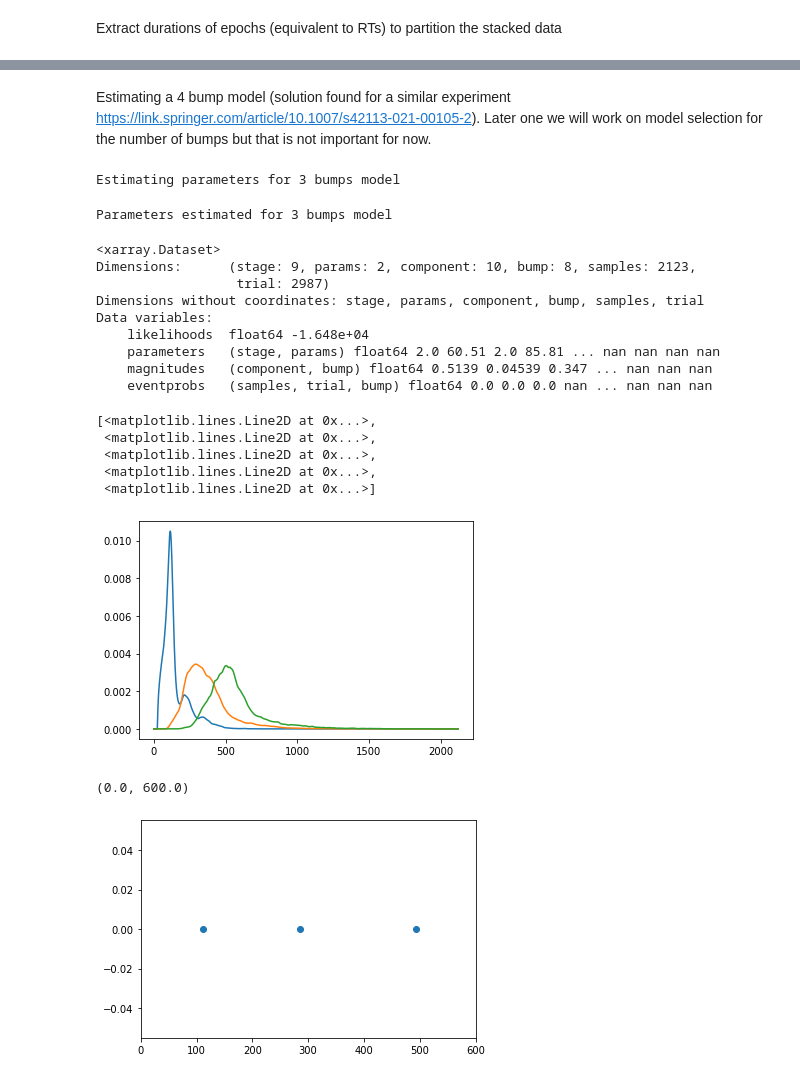
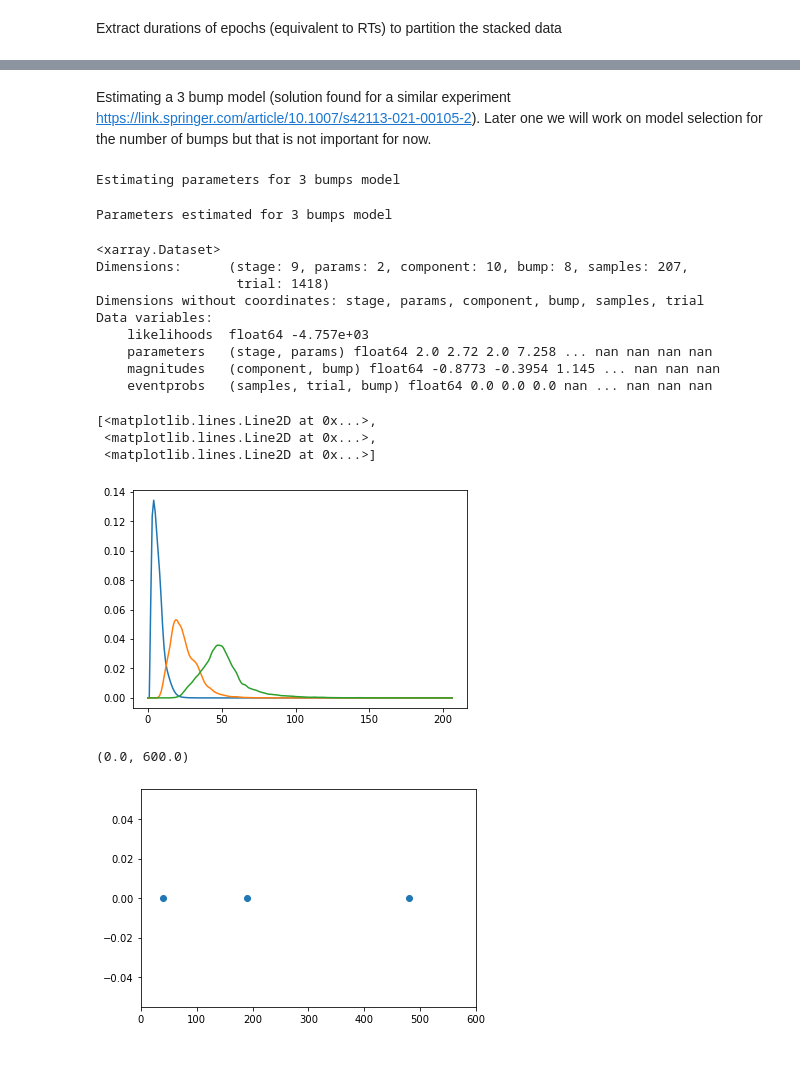
Before and after one commit to GWeindel/hmp, a Jupyter notebook: example_pipeline.ipynb, the cells around one changed output, grey strips where cells are left out. Cells and saved outputs as stored; diff of their text form; code cells hidden in the pictures.

```diff
--- a/example_pipeline.ipynb
+++ b/example_pipeline.ipynb
@@ -26,7 +26,7 @@ The following cells allow you to restrict the analysis to a subset of the partic
 path = '../../supervisions/2022/Bachelor_KI/preprocessed_data/'
 subj_names = [x.split('_')[1].split('.')[0] for x in os.listdir(path) if 'preprocessed' in x]
 print(subj_names)
-subset = ["S1","S2","S3",'S4','S5','S6']
+subset = ["S1","S2","S3"]
 # %% [output]
 ['S6', 'S18', 'S20', 'S1', 'S16', 'S14', 'S7', 'S15', 'S2', 'S3', 'S4', 'S5', 'S17', 'S10', 'S8', 'S12', 'S9', 'S11', 'S13']
 # %% [markdown]
@@ -48,7 +48,7 @@ if 'epoch_data' not in os.listdir():#avoids to loop again if notebook is restart
         # Loading events (in our case one event = one trial)
         events = mne.find_events(data, verbose=False)
         #### @Bruno Here you can use the downsampling feature of MNE, e.g.:
-        #data, events = data.resample(512, events=events)#100 Hz is the standard used for previous applications of HsMM
+        data, events = data.resample(100, events=events)#100 Hz is the standard used for previous applications of HsMM
         events[:,2] = events[:,2]-events[:,1]#correction on event value
 
 
@@ -112,9 +112,9 @@ if 'epoch_data' not in os.listdir():#avoids to loop again if notebook is restart
 
     epoch_data = xr.concat(epoch_data, dim="participant")
     epoch_data.coords['participant'] =  subset
-    epoch_data.to_netcdf('epoch_data')
+    epoch_data.to_netcdf('epoch_data.nc')
 else:
-    epoch_data = xr.open_dataset('epoch_data')
+    epoch_data = xr.open_dataset('epoch_data.nc')
 # %% [output]
 Reading 0 ... 6117375  =      0.000 ...  5973.999 secs...
 Reading 0 ... 5378047  =      0.000 ...  5251.999 secs...
@@ -233,40 +230,38 @@ print(ends)
 # %%
 init = hsmm.hsmm(stacked.to_numpy().T, starts, ends, sf=epoch_data.sfreq)
 # %% [markdown]
-Estimating a 4 bump model (solution found for a similar experiment https://link.springer.com/article/10.1007/s42113-021-00105-2). Later one we will work on model selection for the number of bumps but that is not important for now.
+Estimating a 3 bump model (solution found for a similar experiment https://link.springer.com/article/10.1007/s42113-021-00105-2). Later one we will work on model selection for the number of bumps but that is not important for now.
 # %%
 #debugging tool, reloads when files are changed
 %load_ext autoreload
 %autoreload 2
 # %%
-bump4_estimates = init.fit_single(3)
+bump3_estimates = init.fit_single(3)
 # %% [output]
 Estimating parameters for 3 bumps model
 Parameters estimated for 3 bumps model
 # %%
-bump4_estimates
+bump3_estimates
 # %% [output]
 <xarray.Dataset>
-Dimensions:      (stage: 9, params: 2, component: 10, bump: 8, samples: 2123,
-                  trial: 2987)
+Dimensions:      (stage: 9, params: 2, component: 10, bump: 8, samples: 207,
+                  trial: 1418)
 Dimensions without coordinates: stage, params, component, bump, samples, trial
 Data variables:
-    likelihoods  float64 -1.648e+04
-    parameters   (stage, params) float64 2.0 60.51 2.0 85.81 ... nan nan nan nan
-    magnitudes   (component, bump) float64 0.5139 0.04539 0.347 ... nan nan nan
+    likelihoods  float64 -4.757e+03
+    parameters   (stage, params) float64 2.0 2.72 2.0 7.258 ... nan nan nan nan
+    magnitudes   (component, bump) float64 -0.8773 -0.3954 1.145 ... nan nan nan
     eventprobs   (samples, trial, bump) float64 0.0 0.0 0.0 nan ... nan nan nan
 # %%
-plt.plot(bump4_estimates.eventprobs.mean(dim=['trial']).sel(bump=[0,1,2,3,4]))
+plt.plot(bump3_estimates.eventprobs.mean(dim=['trial']).sel(bump=[0,1,2]))
 # %% [output]
 [<matplotlib.lines.Line2D at 0x...>,
  <matplotlib.lines.Line2D at 0x...>,
- <matplotlib.lines.Line2D at 0x...>,
- <matplotlib.lines.Line2D at 0x...>,
  <matplotlib.lines.Line2D at 0x...>]
-[figure, old version]
+[figure, new version]
 # %%
-plt.plot(init.mean_bump_times(bump4_estimates), np.repeat(0,3),'o')
+plt.plot(init.mean_bump_times(bump3_estimates), np.repeat(0,3),'o')
 plt.xlim(0,600)
 # %% [output]
 (0.0, 600.0)
-[figure, old version]
+[figure, new version]
```
Also changed, not shown: parts of 7 cells of this notebook, 1 other file.
